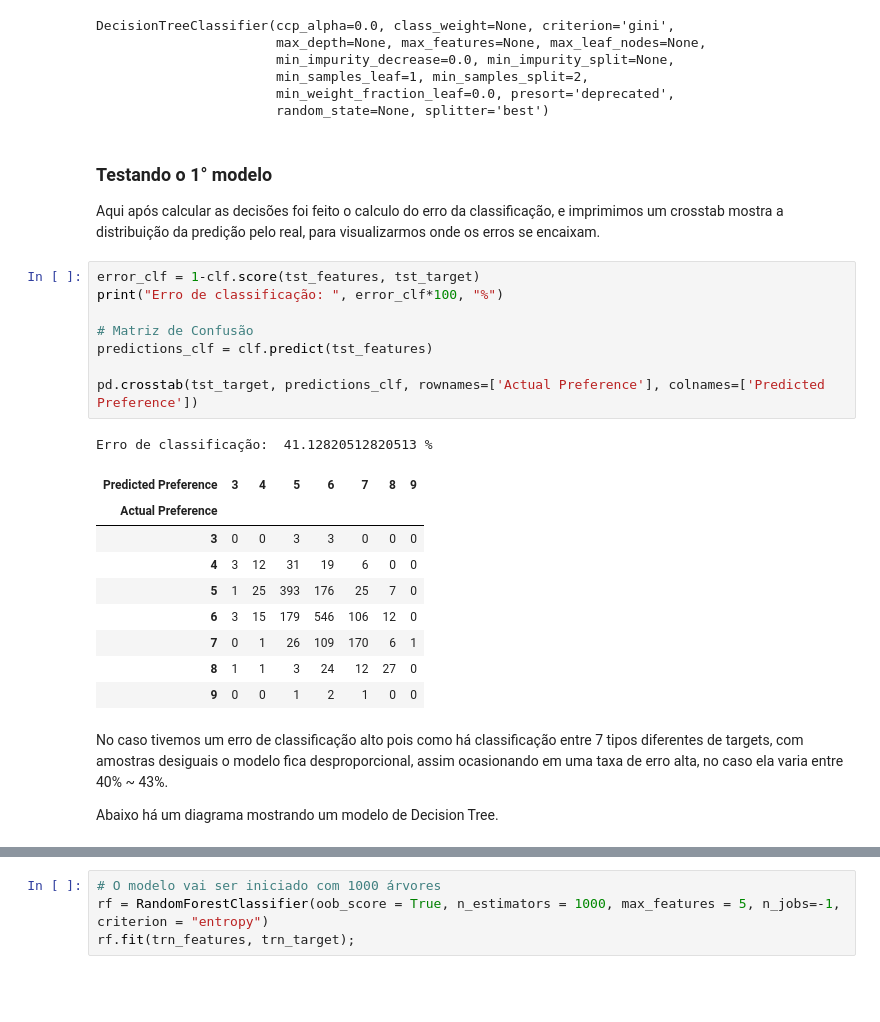
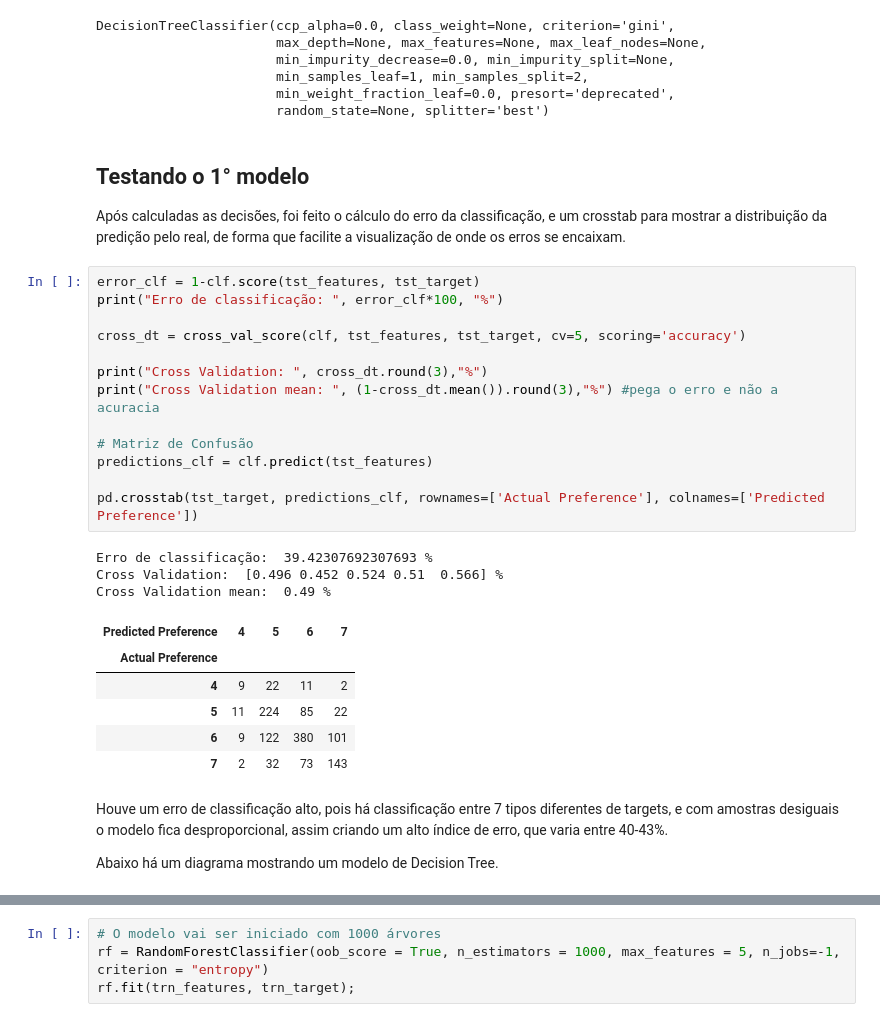
Before and after one commit to CEODINIZ/P2_CDados_2020.2, a Jupyter notebook: projeto 2.1/P2_v2_2020.ipynb, the cells around one changed output, grey strips where cells are left out. Cells and saved outputs as stored; diff of their text form; blank space fills up the shorter version.

Commit message:
correção do português e readição da conclusão e cross-validation
junção de fato dos últimos dois commits, com a correção do português para conformar com o português normativo.

```diff
--- a/projeto 2.1/P2_v2_2020.ipynb
+++ b/projeto 2.1/P2_v2_2020.ipynb
@@ -300,29 +310,34 @@ DecisionTreeClassifier(ccp_alpha=0.0, class_weight=None, criterion='gini',
                        min_weight_fraction_leaf=0.0, presort='deprecated',
                        random_state=None, splitter='best')
 # %% [markdown]
-### Testando o 1° modelo
-Aqui após calcular as decisões foi feito o calculo do erro da classificação, e imprimimos um crosstab mostra a distribuição da predição pelo real, para visualizarmos onde os erros se encaixam.
+## Testando o 1° modelo
+
+Após calculadas as decisões, foi feito o cálculo do erro da classificação, e um crosstab para mostrar a distribuição da predição pelo real, de forma que facilite a visualização de onde os erros se encaixam.
 # %%
 error_clf = 1-clf.score(tst_features, tst_target)
 print("Erro de classificação: ", error_clf*100, "%")
+
+cross_dt = cross_val_score(clf, tst_features, tst_target, cv=5, scoring='accuracy')
+
+print("Cross Validation: ", cross_dt.round(3),"%")
+print("Cross Validation mean: ", (1-cross_dt.mean()).round(3),"%") #pega o erro e não a acuracia
 
 # Matriz de Confusão
 predictions_clf = clf.predict(tst_features)
 
 pd.crosstab(tst_target, predictions_clf, rownames=['Actual Preference'], colnames=['Predicted Preference'])
 # %% [output]
-Erro de classificação:  41.12820512820513 %
+Erro de classificação:  39.42307692307693 %
+Cross Validation:  [0.496 0.452 0.524 0.51  0.566] %
+Cross Validation mean:  0.49 %
-| Predicted Preference | 3 | 4 | 5 | 6 | 7 | 8 | 9 |
-| Actual Preference |  |  |  |  |  |  |  |
-| 3 | 0 | 0 | 3 | 3 | 0 | 0 | 0 |
-| 4 | 3 | 12 | 31 | 19 | 6 | 0 | 0 |
-| 5 | 1 | 25 | 393 | 176 | 25 | 7 | 0 |
-| 6 | 3 | 15 | 179 | 546 | 106 | 12 | 0 |
-| 7 | 0 | 1 | 26 | 109 | 170 | 6 | 1 |
-| 8 | 1 | 1 | 3 | 24 | 12 | 27 | 0 |
-| 9 | 0 | 0 | 1 | 2 | 1 | 0 | 0 |
+| Predicted Preference | 4 | 5 | 6 | 7 |
+| Actual Preference |  |  |  |  |
+| 4 | 9 | 22 | 11 | 2 |
+| 5 | 11 | 224 | 85 | 22 |
+| 6 | 9 | 122 | 380 | 101 |
+| 7 | 2 | 32 | 73 | 143 |
 # %% [markdown]
-No caso tivemos um erro de classificação alto pois como há classificação entre 7 tipos diferentes de targets, com amostras desiguais o modelo fica desproporcional, assim ocasionando em uma taxa de erro alta, no caso ela varia entre 40% ~ 43%.
+Houve um erro de classificação alto, pois há classificação entre 7 tipos diferentes de targets, e com amostras desiguais o modelo fica desproporcional, assim criando um alto índice de erro, que varia entre 40-43%.
 
 Abaixo há um diagrama mostrando um modelo de Decision Tree.
 # %%
```
Also changed, not shown: parts of 16 cells of this notebook.
